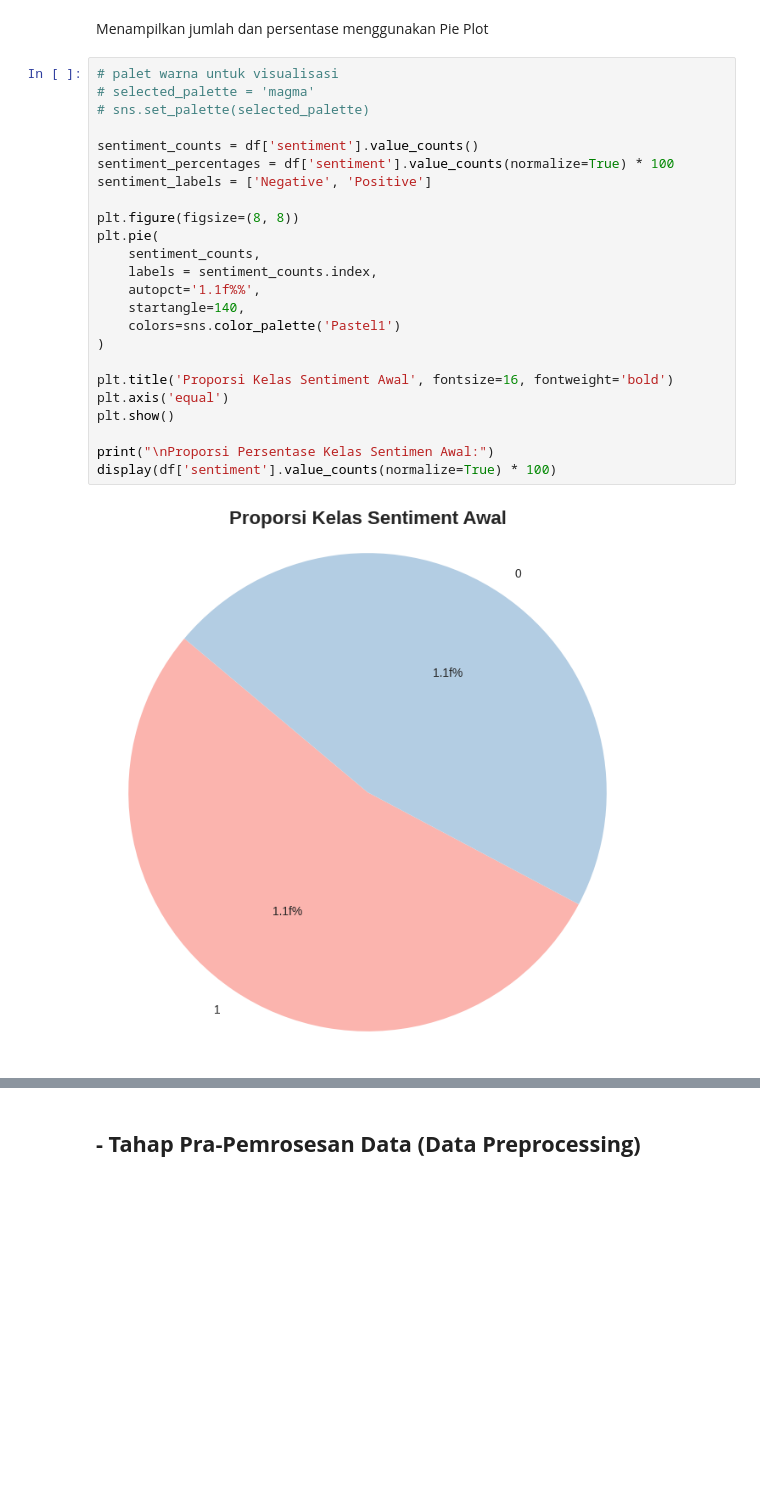
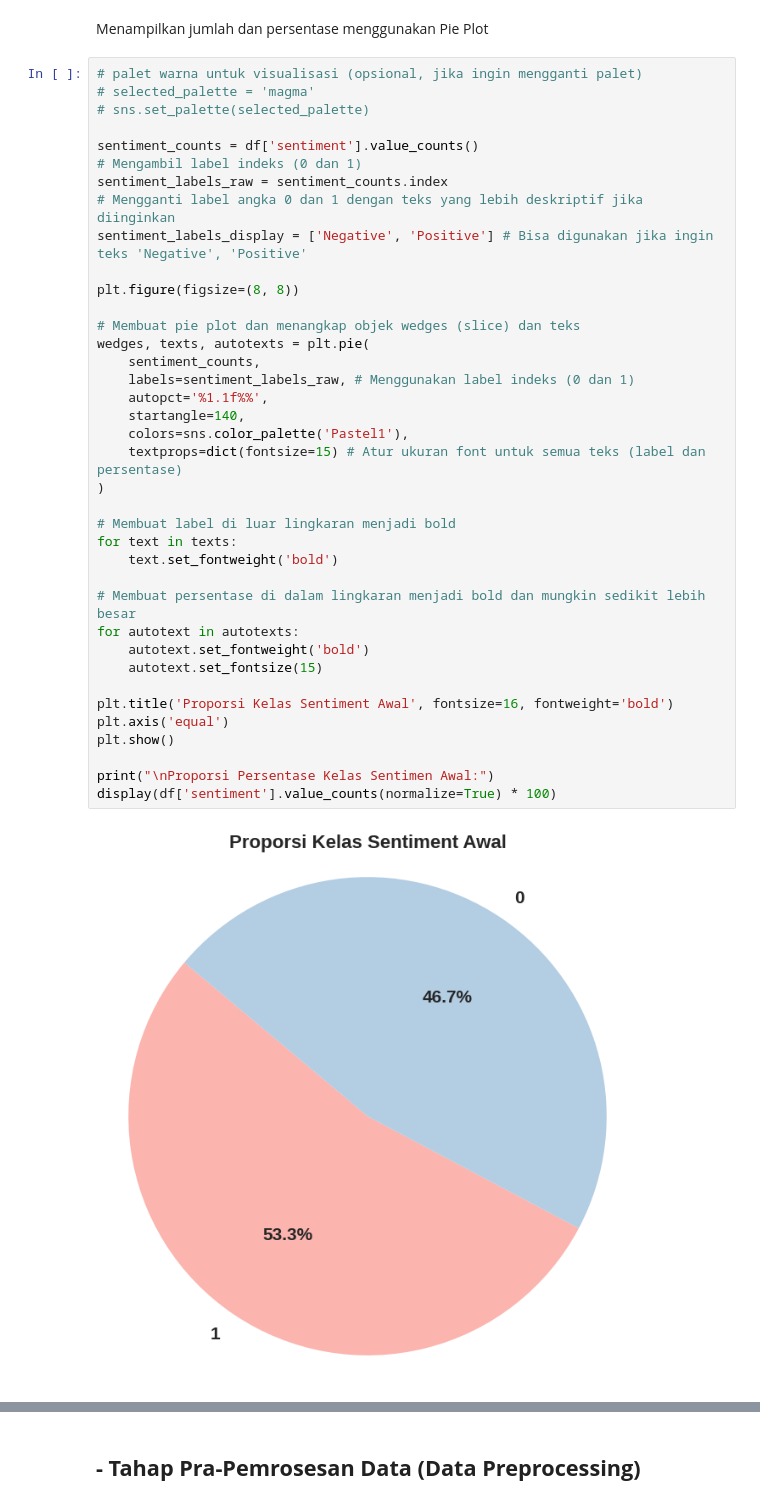
Before and after one commit to LatiefDataVisionary/text-mining-and-natural-language-processing-college-task, a Jupyter notebook: notebooks/decision_tree_model.ipynb, the cells around one changed output, grey strips where cells are left out. Drawn from its saved outputs; the diff is of its cells as text; blank space fills up the shorter version.

Commit message:
Menampilkan jumlah dan persentase menggunakan Pie Plot: Mempercantik visualisasi pie plot

```diff
--- a/notebooks/decision_tree_model.ipynb
+++ b/notebooks/decision_tree_model.ipynb
@@ -106,31 +106,45 @@ dtype: int64
 # %% [markdown]
 Menampilkan jumlah dan persentase menggunakan Pie Plot
 # %%
-# palet warna untuk visualisasi
+# palet warna untuk visualisasi (opsional, jika ingin mengganti palet)
 # selected_palette = 'magma'
 # sns.set_palette(selected_palette)
 
 sentiment_counts = df['sentiment'].value_counts()
-sentiment_percentages = df['sentiment'].value_counts(normalize=True) * 100
-sentiment_labels = ['Negative', 'Positive']
+# Mengambil label indeks (0 dan 1)
+sentiment_labels_raw = sentiment_counts.index
+# Mengganti label angka 0 dan 1 dengan teks yang lebih deskriptif jika diinginkan
+sentiment_labels_display = ['Negative', 'Positive'] # Bisa digunakan jika ingin teks 'Negative', 'Positive'
 
 plt.figure(figsize=(8, 8))
-plt.pie(
+
+# Membuat pie plot dan menangkap objek wedges (slice) dan teks
+wedges, texts, autotexts = plt.pie(
     sentiment_counts,
-    labels = sentiment_counts.index,
-    autopct='1.1f%%',
+    labels=sentiment_labels_raw, # Menggunakan label indeks (0 dan 1)
+    autopct='%1.1f%%',
     startangle=140,
-    colors=sns.color_palette('Pastel1')
+    colors=sns.color_palette('Pastel1'),
+    textprops=dict(fontsize=15) # Atur ukuran font untuk semua teks (label dan persentase)
 )
+
+# Membuat label di luar lingkaran menjadi bold
+for text in texts:
+    text.set_fontweight('bold')
+
+# Membuat persentase di dalam lingkaran menjadi bold dan mungkin sedikit lebih besar
+for autotext in autotexts:
+    autotext.set_fontweight('bold')
+    autotext.set_fontsize(15)
 
 plt.title('Proporsi Kelas Sentiment Awal', fontsize=16, fontweight='bold')
 plt.axis('equal')
 plt.show()
 
 print("\nProporsi Persentase Kelas Sentimen Awal:")
 display(df['sentiment'].value_counts(normalize=True) * 100)
 # %% [output]
-[figure, old version]
+[figure, new version]
 Proporsi Persentase Kelas Sentimen Awal:
 |  | proportion |
 | sentiment |  |
```
